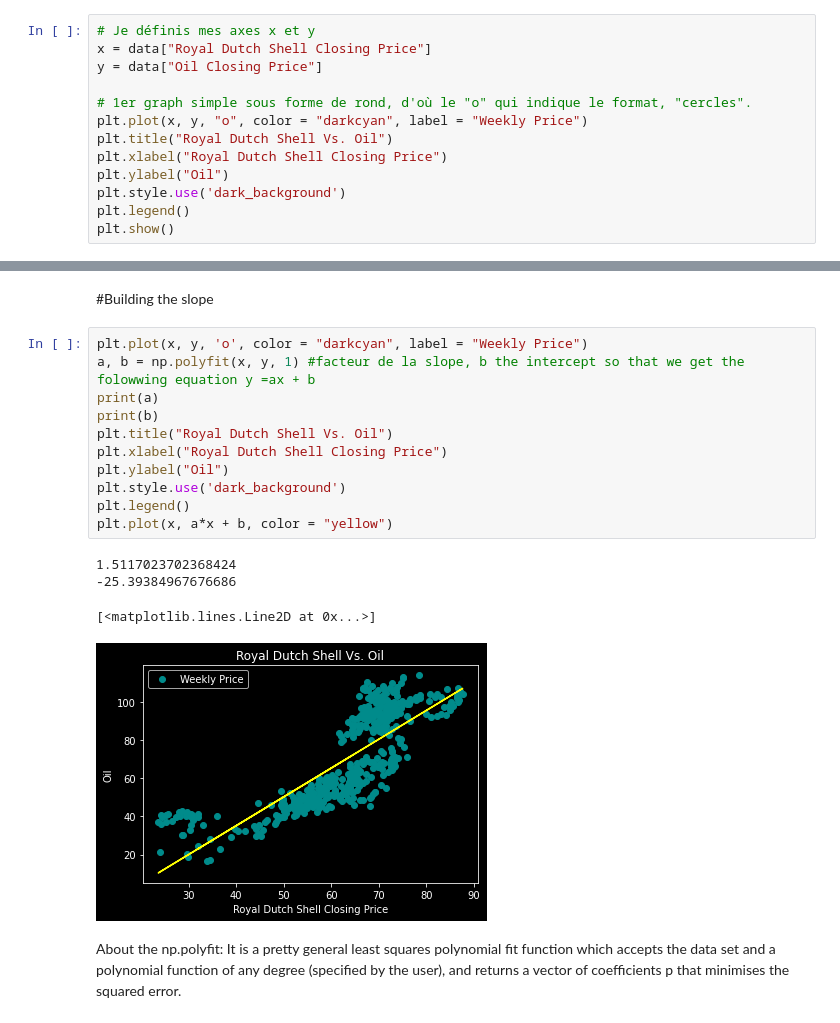
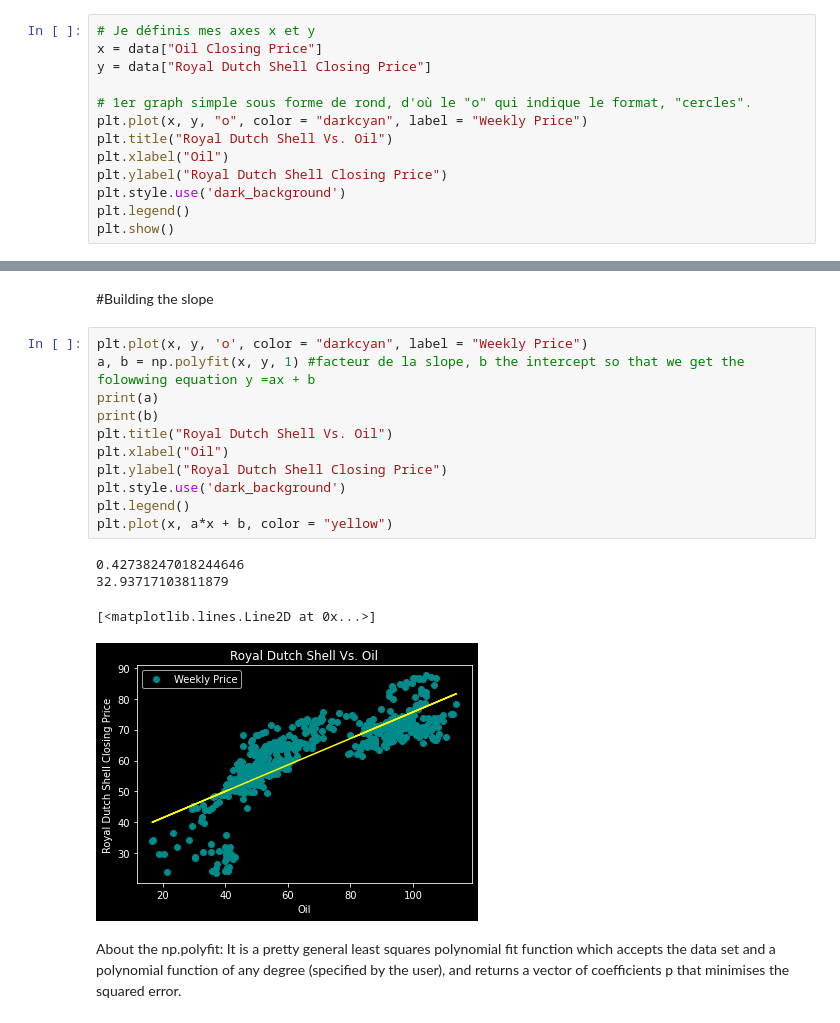
Before and after one commit to VictorMercier/Track-Data-Science, a Jupyter notebook: LinearRegression.ipynb, the cells around one changed output, grey strips where cells are left out. Drawn from its saved outputs; the diff is of its cells as text.

```diff
--- a/LinearRegression.ipynb
+++ b/LinearRegression.ipynb
@@ -99,14 +99,14 @@ dtype: bool
 523 rows × 2 columns
 # %%
 # Je définis mes axes x et y
-x = data["Royal Dutch Shell Closing Price"]
-y = data["Oil Closing Price"]
+x = data["Oil Closing Price"]
+y = data["Royal Dutch Shell Closing Price"]
 
 # 1er graph simple sous forme de rond, d'où le "o" qui indique le format, "cercles".
 plt.plot(x, y, "o", color = "darkcyan", label = "Weekly Price")
 plt.title("Royal Dutch Shell Vs. Oil")
-plt.xlabel("Royal Dutch Shell Closing Price")
-plt.ylabel("Oil")
+plt.xlabel("Oil")
+plt.ylabel("Royal Dutch Shell Closing Price")
 plt.style.use('dark_background')
 plt.legend()
 plt.show()
@@ -208,19 +208,19 @@ On the whole, there is not extreme value
 # %%
 plt.plot(x, y, 'o', color = "darkcyan", label = "Weekly Price")
 a, b = np.polyfit(x, y, 1) #facteur de la slope, b the intercept so that we get the folowwing equation y =ax + b
 print(a)
 print(b)
 plt.title("Royal Dutch Shell Vs. Oil")
-plt.xlabel("Royal Dutch Shell Closing Price")
-plt.ylabel("Oil")
+plt.xlabel("Oil")
+plt.ylabel("Royal Dutch Shell Closing Price")
 plt.style.use('dark_background')
 plt.legend()
 plt.plot(x, a*x + b, color = "yellow")
 # %% [output]
-1.5117023702368424
--25.39384967676686
+0.42738247018244646
+32.93717103811879
 [<matplotlib.lines.Line2D at 0x...>]
-[figure, old version]
+[figure, new version]
 # %% [markdown]
 About the np.polyfit:
 It is a pretty general least squares polynomial fit function which accepts the data set and a polynomial function of any degree (specified by the user), and returns a vector of coefficients p that minimises the squared error.
```
Also changed, not shown: parts of 5 cells of this notebook.
